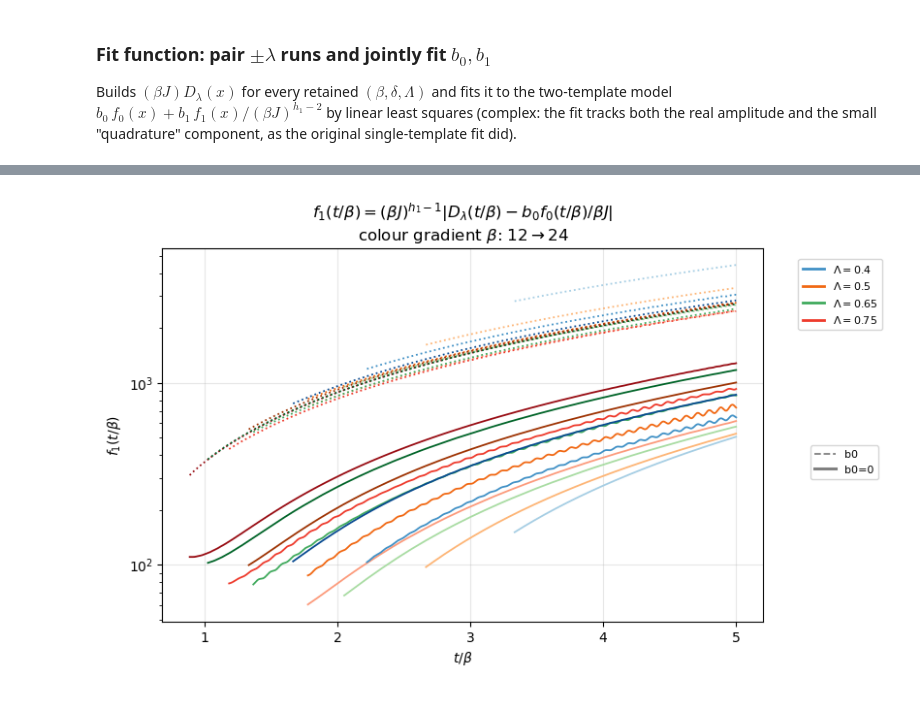
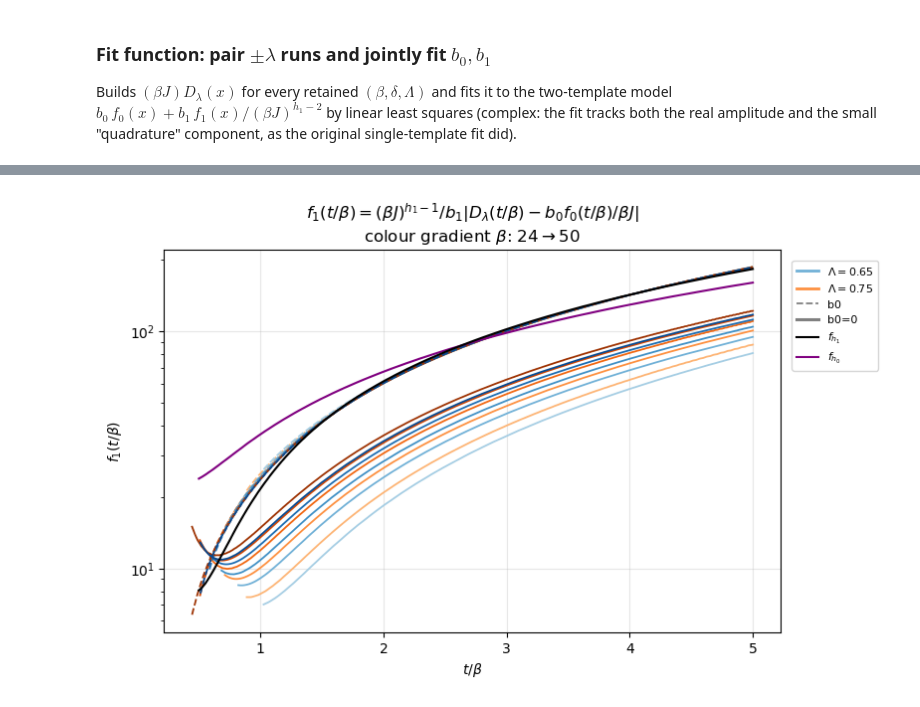
Before and after one commit to meabhallen/sykquench, a Jupyter notebook: syk_realtime_kernel.ipynb, the cells around one changed output, grey strips where cells are left out. Cells and saved outputs as stored; diff of their text form; code cells hidden in the pictures.

Commit message:
real time kernel analysis update

```diff
--- a/syk_realtime_kernel.ipynb
+++ b/syk_realtime_kernel.ipynb
@@ -266,7 +274,7 @@ def Gc_complex(t, beta, J):
     )
 
 
-def phi_h2(x):
+def f_h0(x):
     # Here tanh^{-1} means coth = 1/tanh, matching the existing notebook.
     return (2 * np.pi * x + np.pi) / np.tanh(np.pi * x) - 2
 
@@ -528,7 +562,7 @@ for _, row in df_eq_plot.sort_values("beta").iterrows():
     x_min_row = 3*uv_t_plot_min(J=J) / beta
     ratio = np.abs(np.imag(G)) / Gc_im_abs(t, beta, J)
 
-    leading = alpha0_original * phi_h2(x)
+    leading = alpha0_original * f_h0(x)
     residual = ((ratio - 1) * beta * J - leading) * beta * J
 
     keep = (
@@ -545,6 +579,16 @@ for _, row in df_eq_plot.sort_values("beta").iterrows():
         label=rf"$\beta J={beta * J:g}$",
     )
 
+ax.plot(
+    np.linspace(0.1,5,100),
+    a00 * alpha0_original**2 * f_00(np.linspace(0.1,5,100))/0.75,
+    color="black",
+    lw=2,
+    #label=(r"$a_{00}\alpha_{00}^2[\tanh^{-1}(\pi t/\beta)"r"(2\pi t/\beta+\pi)-2]$"),
+)
+#ax.plot(np.linspace(0.1,3,100),a00 * alpha0_original**2 * f_00_v2(np.linspace(0.1,3,100)),color="purple",lw=2,ls="--",
+    #label=r"$a_{00}\alpha_0^2\,f_{00}^{v2}(x)$ ($\beta J{=}30$-refit $A,B,C$)",
+#)
 #ax.set_xscale("log")
 ax.set_yscale("log")
 ax.set_xlabel(r"$t/\beta$")
@@ -572,7 +866,7 @@ for _, row in df_eq_plot.sort_values("beta").iterrows():
     x = t / beta
     keep = (x >= 0) & (x <= x_plot_max)
 
-    #ax.plot(x[keep], np.abs(np.imag(G[keep])), "--", lw=2,color=_colour_for(0.0, beta, lambdas, betas),)
+    ax.plot(x[keep], np.abs(np.imag(G[keep])), "--", lw=2,color=_colour_for(0.0, beta, lambdas, betas),)
 
 for _, row in df_kernel_plot.sort_values(
     ["kernel_lambda", "kernel_delta", "beta"]
@@ -818,50 +1130,59 @@ for _, row in df_kernel_odd.iterrows():
     scaled = np.asarray(row["scaled_response"])
     betaJ = row["betaJ"]
     colour = _colour_for(row["kernel_cutoff"], row["beta"], lambdas, betas)
 
-    h2_term = (row["h2_amplitude"] + 1j * row["h2_quadrature"]) * phi_h2(x)
+    h0_term = (row["h0_amplitude"] + 1j * row["h0_quadrature"]) * f_h0(x)
 
     raw = betaJ ** (H1 - 2.0) * scaled
-    subtracted = betaJ ** (H1 - 2.0) * (scaled - h2_term)
+    subtracted = betaJ ** (H1 - 2.0) * (scaled - h0_term)
 
-    ax.plot(x, np.abs(raw), lw=1.3, color=colour)
-    ax.plot(x, np.abs(subtracted), lw=1.3, linestyle=":", color=colour)
+    ax.plot(x, np.abs(raw/(row["h1_amplitude"] + 1j * row["h1_quadrature"])), lw=1.3, color=colour)
+    ax.plot(x, np.abs(subtracted/(row["h1_amplitude"] + 1j * row["h1_quadrature"]) ), lw=1.3, linestyle="--", color=colour)
 
 # Reference fit curve b1*f_1(x), using the largest-(beta J) row available.
 ref_row = df_kernel_odd.loc[df_kernel_odd["betaJ"].idxmax()]
 b1_ref = ref_row["h1_amplitude"] + 1j * ref_row["h1_quadrature"]
-x_ref = np.linspace(1, 5, 300)
-#ax.plot(x_ref, np.abs(b1_ref * phi_h1(x_ref)), lw=1.5, color="black")
+b0_ref = ref_row["h0_amplitude"] + 1j * ref_row["h0_quadrature"]
+x_ref = np.linspace(0.5, x_plot_max, 300)
+line_f_h0, = ax.plot(x_ref, np.abs(50**1.77*1.5*b0_ref * f_h0(x_ref)/b1_ref), lw=1.5, color="purple", label=r"$f_{h_0}$")
+line_f_h1, = ax.plot(x_ref, np.abs( f_h1(x_ref)), lw=1.5, color="black", label=r"$f_{h_1}$")
 
-lambda_handles = [
-    Line2D([0], [0], color=_colour_for(L, betas[1], lambdas, betas), lw=2,
-           label=rf"$\Lambda={L:g}$")
-    for L in lambdas
-]
+# Each Lambda can now carry more than one delta (multiple engineered-kernel
+# runs share a cutoff), so collect all deltas seen at that Lambda rather
+# than formatting the whole kernel_delta column (which raised
+# "unsupported format string passed to Series.__format__").
+lambda_handles = []
+for L in lambdas:
+    deltas_for_L = sorted(
+        df_kernel_odd.loc[np.isclose(df_kernel_odd["kernel_cutoff"], L), "kernel_delta"].unique()
+    )
+    delta_str = ", ".join(f"{d:g}" for d in deltas_for_L)
+    lambda_handles.append(
+        Line2D([0], [0], color=_colour_for(L, betas[1], lambdas, betas), lw=2,
+               label=rf"$\Lambda={L:g}$")
+    )
 style_handles = [
     #Line2D([0], [0], color="black", lw=1.5, label="fit"),
     Line2D([0], [0], color="grey", lw=1.3, linestyle="--", label="b0"),
     Line2D([0], [0], color="grey", lw=2.2, label="b0=0"),
+    line_f_h1,
+    line_f_h0,
 ]
 
 ax.set_xlabel(r"$t/\beta$")
 ax.set_ylabel(r"$f_1(t/\beta)$")
 ax.set_title(
-    r"$f_1(t/\beta) =  (\beta J)^{h_1-1} |D_\lambda(t/\beta) -b_0 f_0(t/\beta)/\beta J|$"
+    r"$f_1(t/\beta) =  (\beta J)^{h_1-1} /b_1 |D_\lambda(t/\beta) -b_0 f_0(t/\beta)/\beta J|$"
     "\n" + r"colour gradient $\beta$: " + f"{beta_keep_kernel[0]:1g}"+r"$\to$" +f"{beta_keep_kernel[-1]:1g}"
 )
 ax.set_yscale("log")
+#ax.set_xscale("log")
 ax.grid(alpha=0.3)
-legend1 = ax.legend(
-    handles=lambda_handles, loc="upper left",
-    bbox_to_anchor=(1.04, 1.0), borderaxespad=1.0, fontsize=8,
-)
-ax.add_artist(legend1)
 ax.legend(
-    handles=style_handles, loc="upper left",
-    bbox_to_anchor=(1.06, 0.5), borderaxespad=1.0, fontsize=8,
+    handles=lambda_handles + style_handles, loc="upper left",
+    bbox_to_anchor=(1.0, 1.0), borderaxespad=1.0, fontsize=8,
 )
 
 plt.show()
 # %% [output]
-[figure, old version]
+[figure, new version]
```
Also changed, not shown: parts of 36 cells of this notebook.
